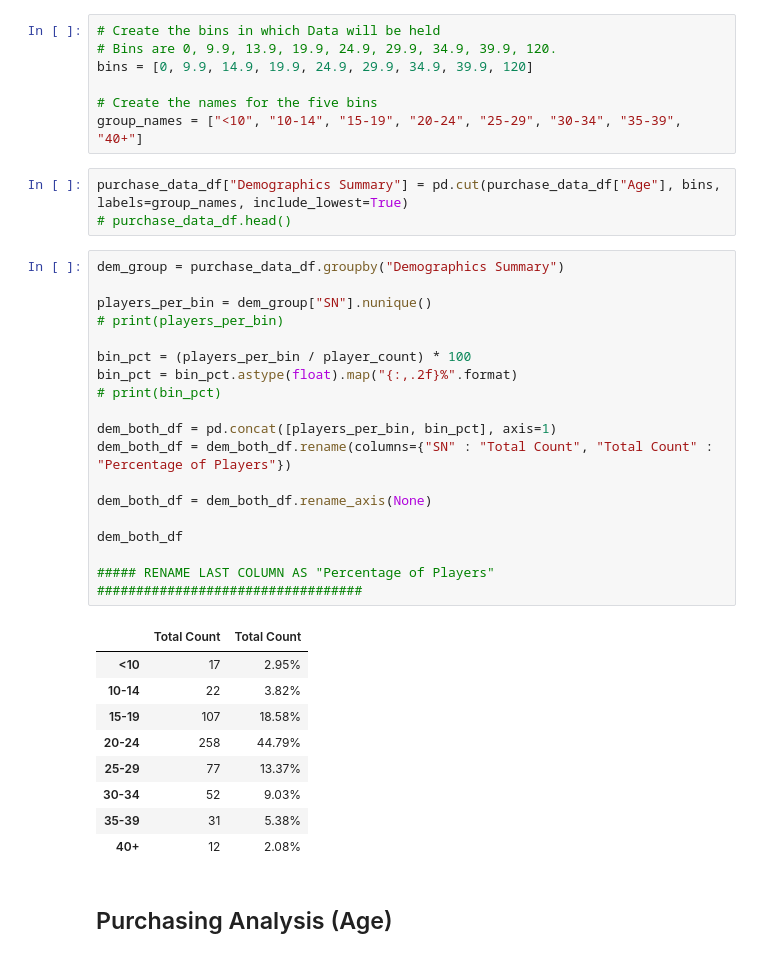
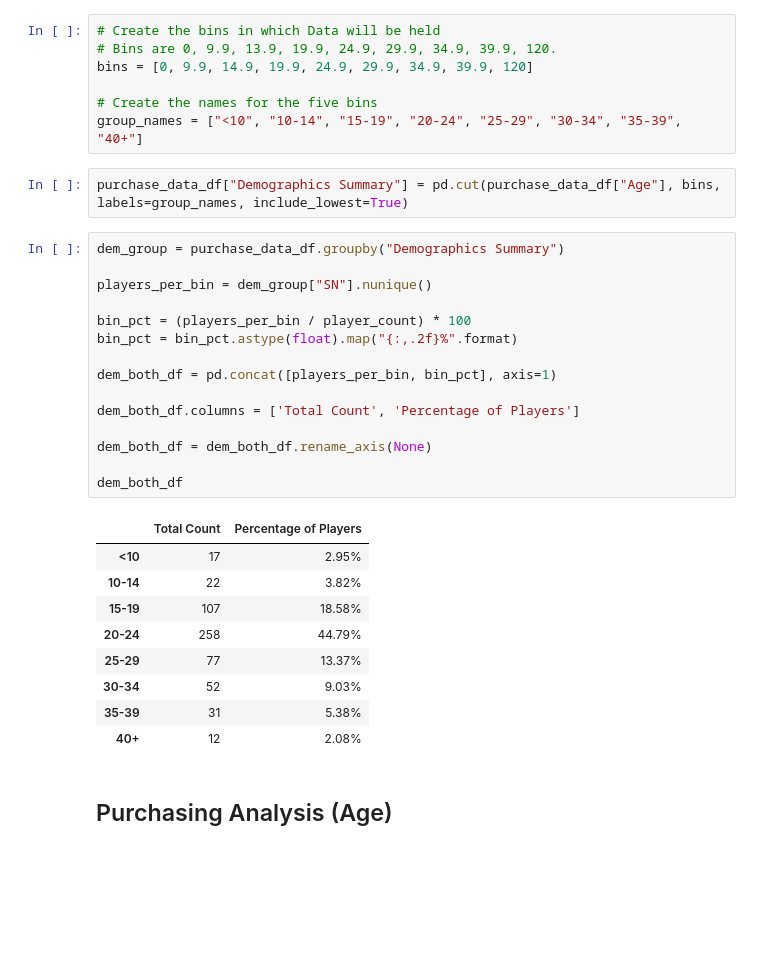
Before and after one commit to kurt89/pandas-challenge, a Jupyter notebook: Instructions/HeroesOfPymoli/HeroesOfPymoli.ipynb, the cells around one changed output. Saved outputs shown, nothing was run; the diff lists cells and outputs as text; blank space fills up the shorter version.

```diff
--- a/Instructions/HeroesOfPymoli/HeroesOfPymoli.ipynb
+++ b/Instructions/HeroesOfPymoli/HeroesOfPymoli.ipynb
@@ -231,27 +231,23 @@ bins = [0, 9.9, 14.9, 19.9, 24.9, 29.9, 34.9, 39.9, 120]
 group_names = ["<10", "10-14", "15-19", "20-24", "25-29", "30-34", "35-39", "40+"]
 # %%
 purchase_data_df["Demographics Summary"] = pd.cut(purchase_data_df["Age"], bins, labels=group_names, include_lowest=True)
-# purchase_data_df.head()
 # %%
 dem_group = purchase_data_df.groupby("Demographics Summary")
 
 players_per_bin = dem_group["SN"].nunique()
-# print(players_per_bin)
 
 bin_pct = (players_per_bin / player_count) * 100
 bin_pct = bin_pct.astype(float).map("{:,.2f}%".format)
-# print(bin_pct)
 
 dem_both_df = pd.concat([players_per_bin, bin_pct], axis=1)
-dem_both_df = dem_both_df.rename(columns={"SN" : "Total Count", "Total Count" : "Percentage of Players"})
+
+dem_both_df.columns = ['Total Count', 'Percentage of Players']
 
 dem_both_df = dem_both_df.rename_axis(None)
 
 dem_both_df
-
-##### RENAME LAST COLUMN AS "Percentage of Players" ##################################
 # %% [output]
-|  | Total Count | Total Count |
+|  | Total Count | Percentage of Players |
 | <10 | 17 | 2.95% |
 | 10-14 | 22 | 3.82% |
 | 15-19 | 107 | 18.58% |
```
Also changed, not shown: parts of 7 cells of this notebook, 1 other file.
